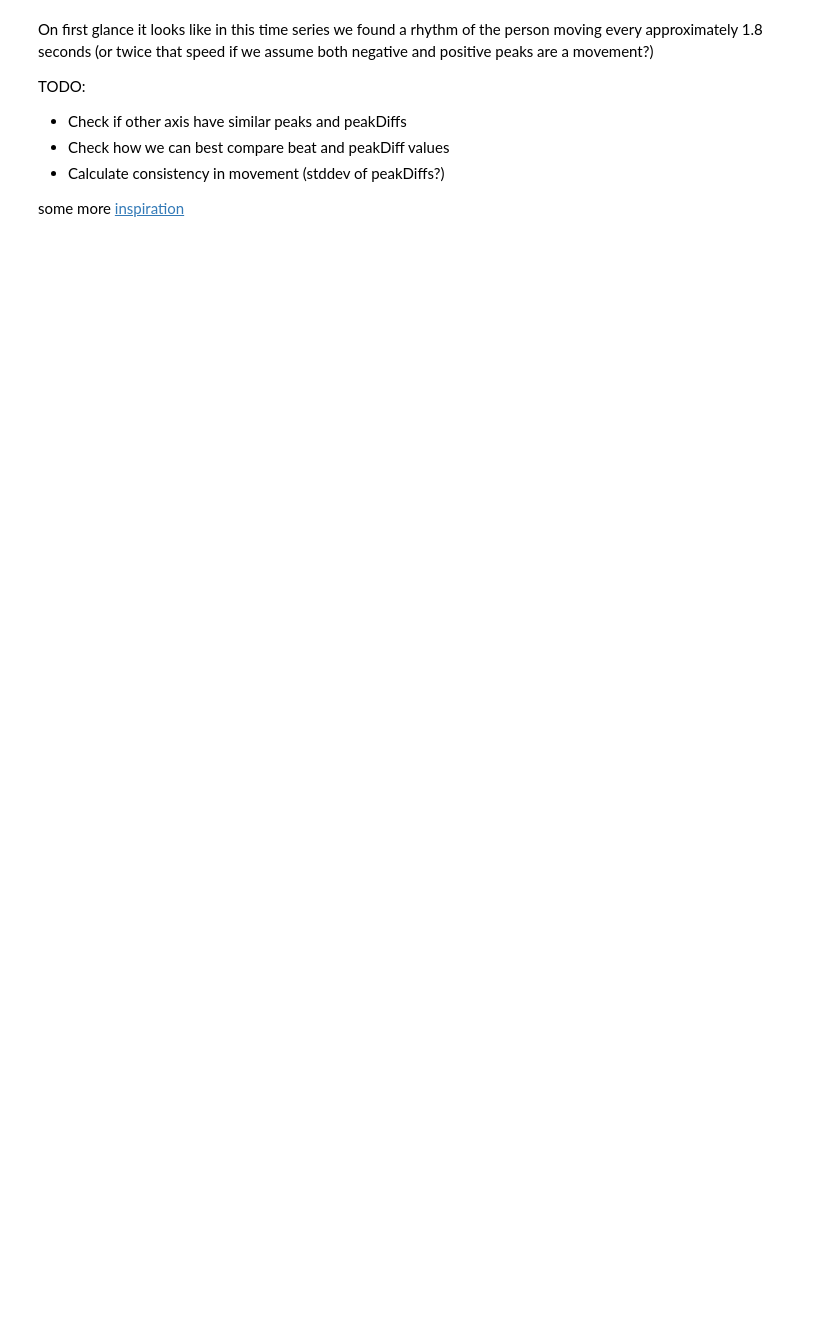
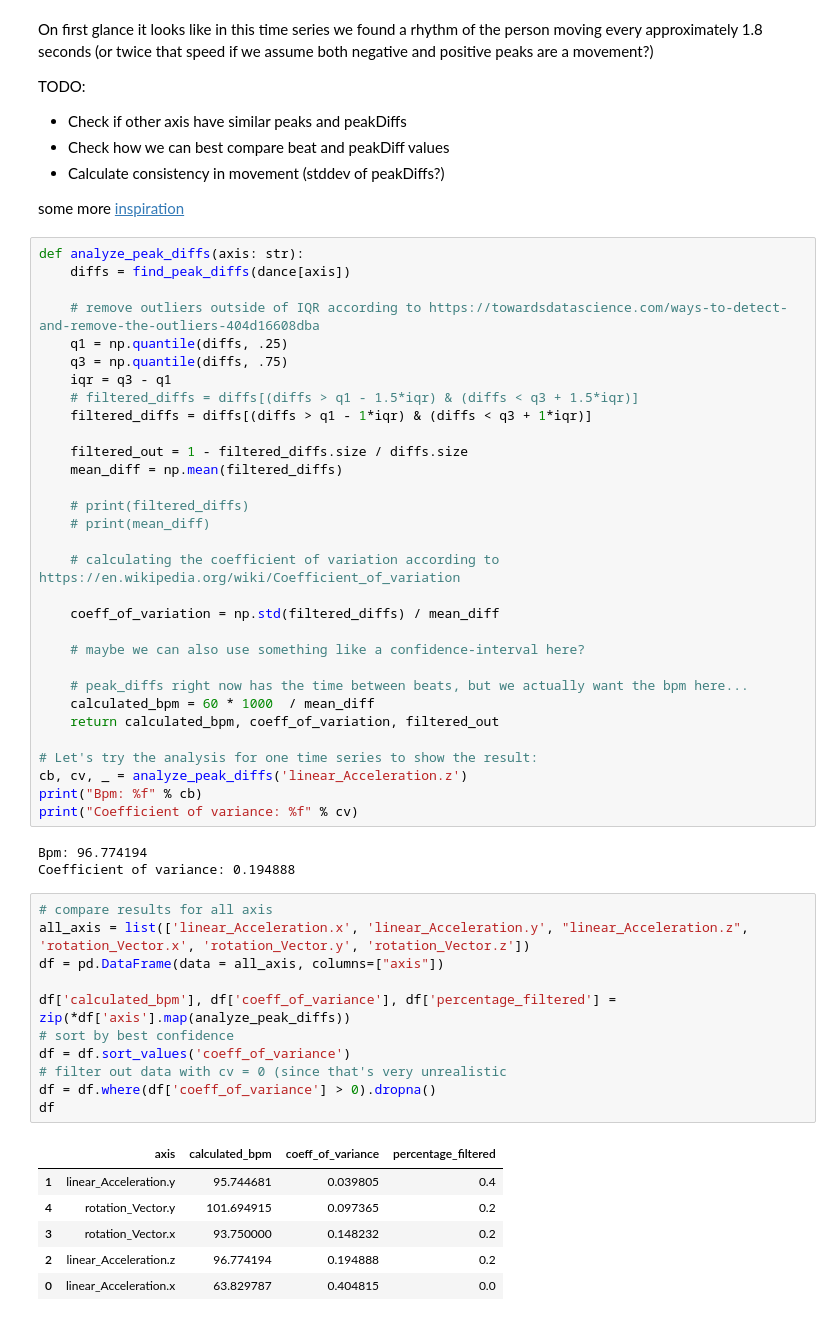
Before and after one commit to tuesd4y/music-enjoyment, a Jupyter notebook: analysis/notebooks/analysis.ipynb, the cells around one changed output. Saved outputs shown, nothing was run; the diff lists cells and outputs as text; blank space fills up the shorter version.

Commit message:
Calculate bpm from time betweens peaks and compare different axes

```diff
--- a/analysis/notebooks/analysis.ipynb
+++ b/analysis/notebooks/analysis.ipynb
@@ -198,3 +199,55 @@ TODO:
 - Calculate consistency in movement (stddev of peakDiffs?)
 
 some more [inspiration](https://github.com/gutosantos82/RiMoDe)
+# %%
+def analyze_peak_diffs(axis: str):
+    diffs = find_peak_diffs(dance[axis])
+
+    # remove outliers outside of IQR according to https://towardsdatascience.com/ways-to-detect-and-remove-the-outliers-404d16608dba
+    q1 = np.quantile(diffs, .25)
+    q3 = np.quantile(diffs, .75)
+    iqr = q3 - q1
+    # filtered_diffs = diffs[(diffs > q1 - 1.5*iqr) & (diffs < q3 + 1.5*iqr)]
+    filtered_diffs = diffs[(diffs > q1 - 1*iqr) & (diffs < q3 + 1*iqr)]
+
+    filtered_out = 1 - filtered_diffs.size / diffs.size
+    mean_diff = np.mean(filtered_diffs)
+
+    # print(filtered_diffs)
+    # print(mean_diff)
+
+    # calculating the coefficient of variation according to https://en.wikipedia.org/wiki/Coefficient_of_variation
+
+    coeff_of_variation = np.std(filtered_diffs) / mean_diff
+
+    # maybe we can also use something like a confidence-interval here?
+
+    # peak_diffs right now has the time between beats, but we actually want the bpm here...
+    calculated_bpm = 60 * 1000  / mean_diff
+    return calculated_bpm, coeff_of_variation, filtered_out
+
+# Let's try the analysis for one time series to show the result:
+cb, cv, _ = analyze_peak_diffs('linear_Acceleration.z')
+print("Bpm: %f" % cb)
+print("Coefficient of variance: %f" % cv)
+# %% [output]
+Bpm: 96.774194
+Coefficient of variance: 0.194888
+# %%
+# compare results for all axis
+all_axis = list(['linear_Acceleration.x', 'linear_Acceleration.y', "linear_Acceleration.z", 'rotation_Vector.x', 'rotation_Vector.y', 'rotation_Vector.z'])
+df = pd.DataFrame(data = all_axis, columns=["axis"])
+
+df['calculated_bpm'], df['coeff_of_variance'], df['percentage_filtered'] = zip(*df['axis'].map(analyze_peak_diffs))
+# sort by best confidence
+df = df.sort_values('coeff_of_variance')
+# filter out data with cv = 0 (since that's very unrealistic
+df = df.where(df['coeff_of_variance'] > 0).dropna()
+df
+# %% [output]
+|  | axis | calculated_bpm | coeff_of_variance | percentage_filtered |
+| 1 | linear_Acceleration.y | 95.744681 | 0.039805 | 0.4 |
+| 4 | rotation_Vector.y | 101.694915 | 0.097365 | 0.2 |
+| 3 | rotation_Vector.x | 93.750000 | 0.148232 | 0.2 |
+| 2 | linear_Acceleration.z | 96.774194 | 0.194888 | 0.2 |
+| 0 | linear_Acceleration.x | 63.829787 | 0.404815 | 0.0 |
```
Also changed, not shown: parts of 5 cells of this notebook, 1 other file.
